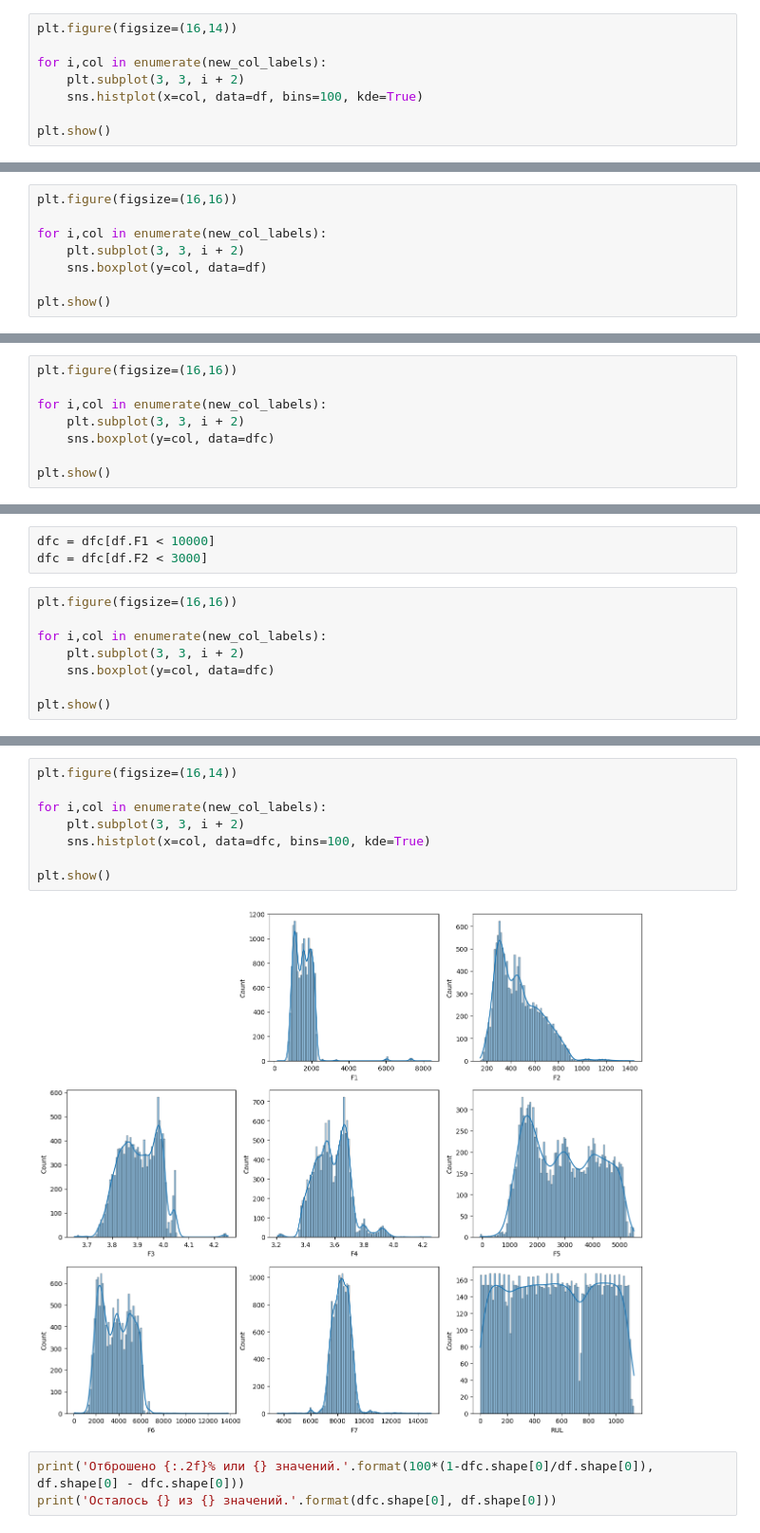
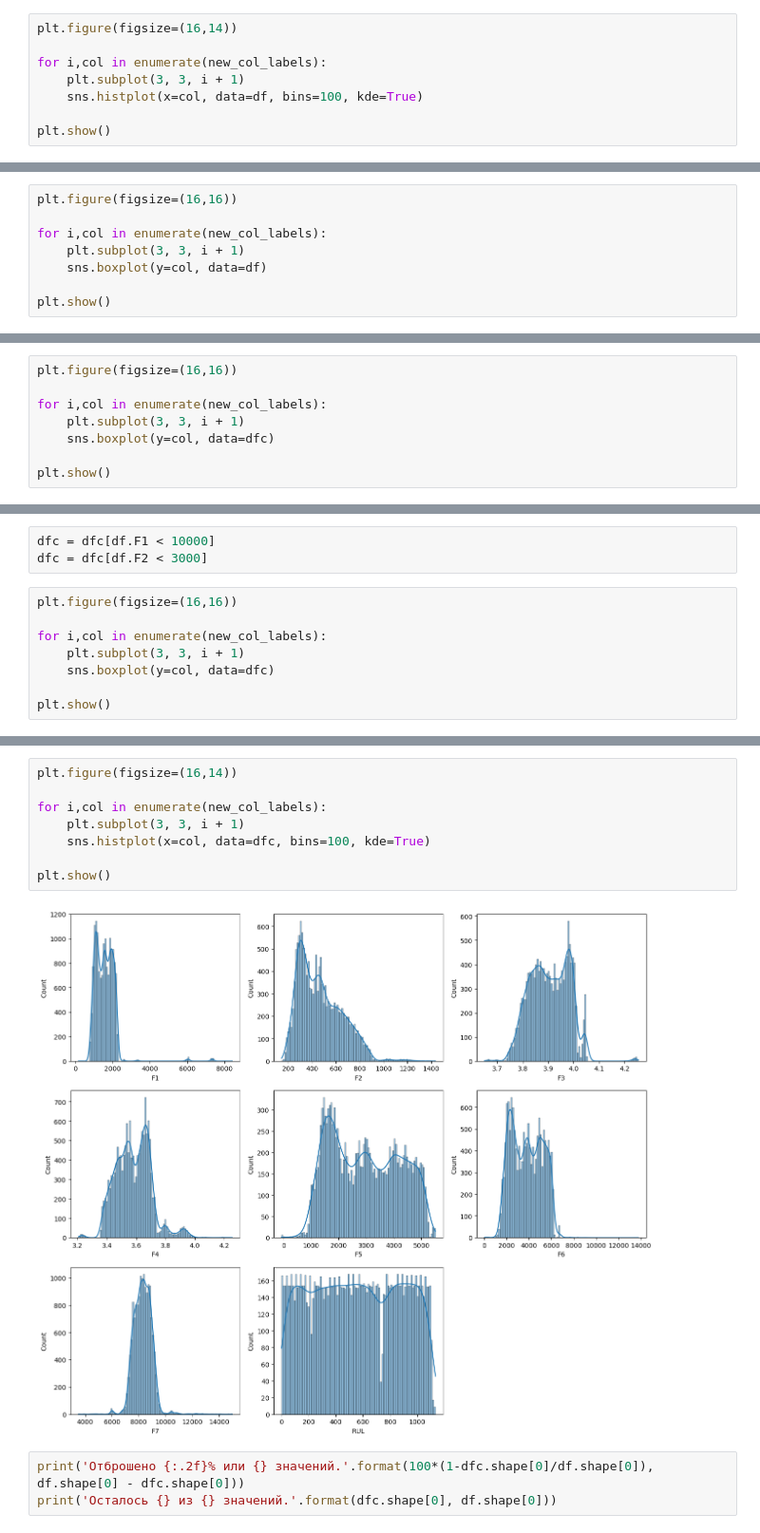
Before and after one commit to petr-larin/BMSTU-Graduate-Qualifying-Project, a Jupyter notebook: model-jupyter/Battery_RUL.ipynb, the cells around one changed output, grey strips where cells are left out. Shown at 95% size. Drawn from its saved outputs; the diff is of its cells as text.

```diff
--- a/model-jupyter/Battery_RUL.ipynb
+++ b/model-jupyter/Battery_RUL.ipynb
@@ -121,7 +126,7 @@ dtype: int64
 plt.figure(figsize=(16,14))
 
 for i,col in enumerate(new_col_labels):
-    plt.subplot(3, 3, i + 2)
+    plt.subplot(3, 3, i + 1)
     sns.histplot(x=col, data=df, bins=100, kde=True)
 
 plt.show()
@@ -131,7 +136,7 @@ plt.show()
 plt.figure(figsize=(16,16))
 
 for i,col in enumerate(new_col_labels):
-    plt.subplot(3, 3, i + 2)
+    plt.subplot(3, 3, i + 1)
     sns.boxplot(y=col, data=df)
 
 plt.show()
@@ -226,7 +237,7 @@ dfc = dfc[df.F7 < 15000]
 plt.figure(figsize=(16,16))
 
 for i,col in enumerate(new_col_labels):
-    plt.subplot(3, 3, i + 2)
+    plt.subplot(3, 3, i + 1)
     sns.boxplot(y=col, data=dfc)
 
 plt.show()
@@ -241,7 +252,7 @@ dfc = dfc[df.F2 < 3000]
 plt.figure(figsize=(16,16))
 
 for i,col in enumerate(new_col_labels):
-    plt.subplot(3, 3, i + 2)
+    plt.subplot(3, 3, i + 1)
     sns.boxplot(y=col, data=dfc)
 
 plt.show()
@@ -250,13 +261,13 @@ plt.show()
 # %%
 plt.figure(figsize=(16,14))
 
 for i,col in enumerate(new_col_labels):
-    plt.subplot(3, 3, i + 2)
+    plt.subplot(3, 3, i + 1)
     sns.histplot(x=col, data=dfc, bins=100, kde=True)
 
 plt.show()
 # %% [output]
-[figure, old version]
+[figure, new version]
 # %%
 print('Отброшено {:.2f}% или {} значений.'.format(100*(1-dfc.shape[0]/df.shape[0]), df.shape[0] - dfc.shape[0]))
 print('Осталось {} из {} значений.'.format(dfc.shape[0], df.shape[0]))
```
Also changed, not shown: parts of 50 cells of this notebook, 9 other files.
